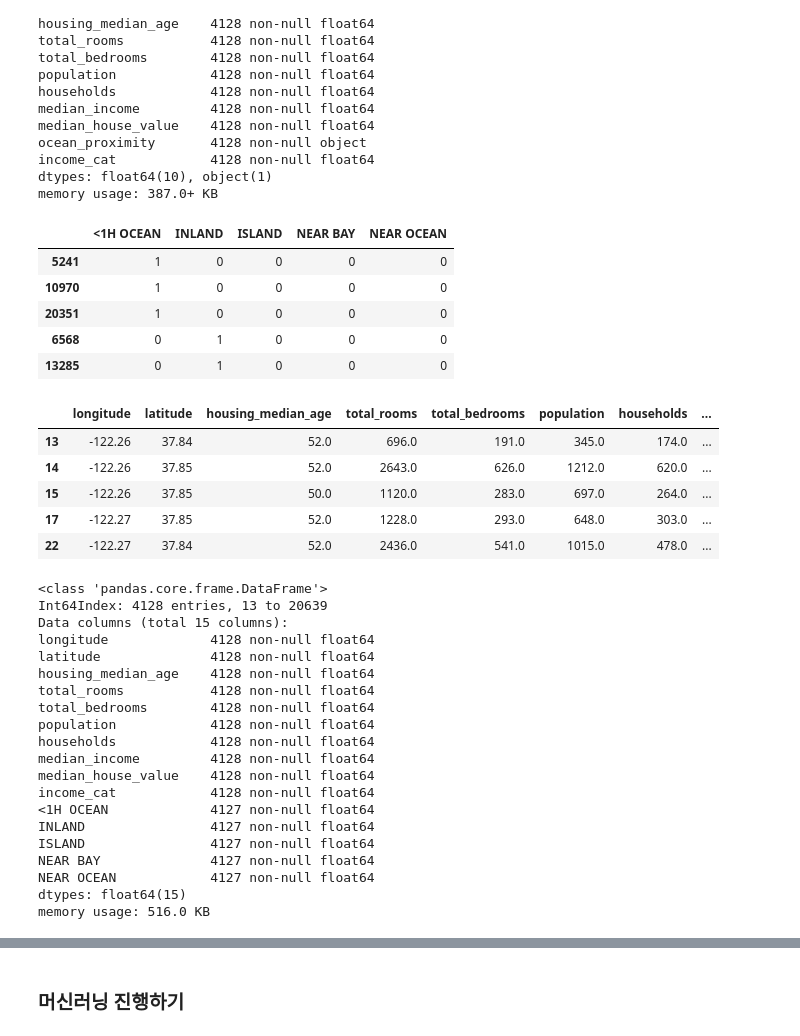
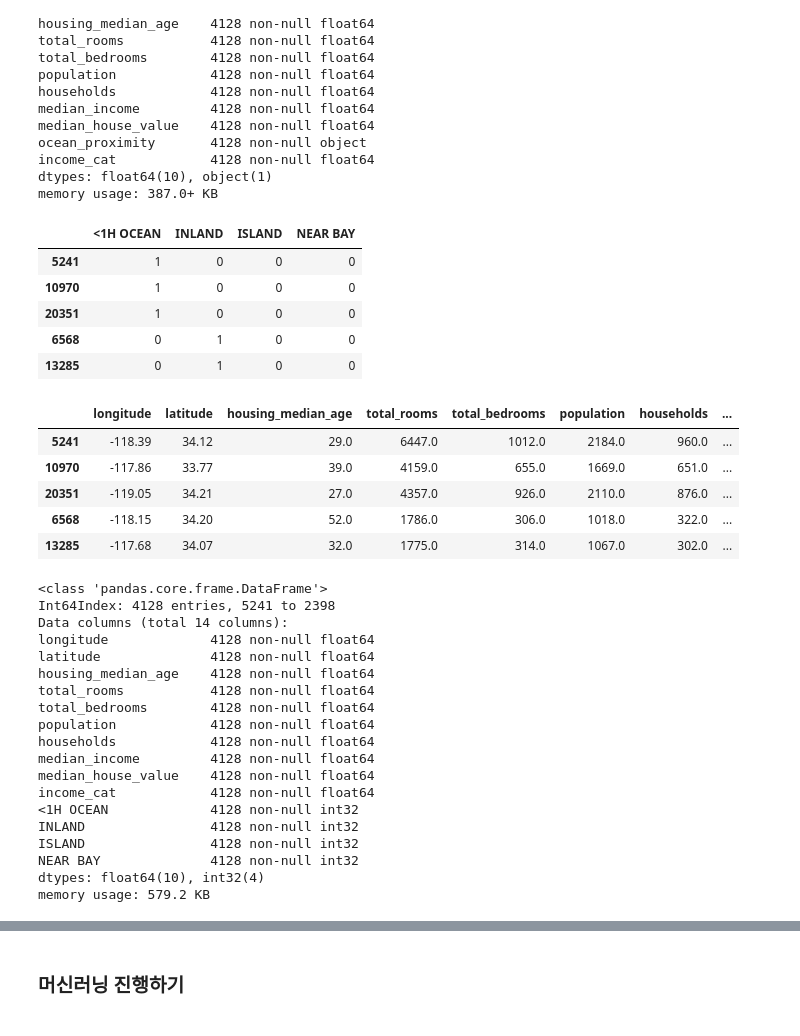
Before and after one commit to namsoojang/Play_with_Data_4th, a Jupyter notebook: Ch2_ML_Project/장남수/Ch2.E2E_ML_project(2.4~)_내맘대로.ipynb, the cells around one changed output, grey strips where cells are left out. Cells and saved outputs as stored; diff of their text form; code cells hidden in the pictures.

```diff
--- a/Ch2_ML_Project/장남수/Ch2.E2E_ML_project(2.4~)_내맘대로.ipynb
+++ b/Ch2_ML_Project/장남수/Ch2.E2E_ML_project(2.4~)_내맘대로.ipynb
@@ -187,32 +181,33 @@ income_cat            4128 non-null float64
 dtypes: float64(10), object(1)
 memory usage: 387.0+ KB
 # %%
-test_set_data_ocean = pd.get_dummies(test_set.ocean_proximity)[:-1]
+test_set_data_ocean = pd.get_dummies(test_set.ocean_proximity)
+test_set_data_ocean.drop('NEAR OCEAN', axis = 1, inplace=True)
 test_set_data_ocean.head()
 # %% [output]
-|  | <1H OCEAN | INLAND | ISLAND | NEAR BAY | NEAR OCEAN |
-| 5241 | 1 | 0 | 0 | 0 | 0 |
-| 10970 | 1 | 0 | 0 | 0 | 0 |
-| 20351 | 1 | 0 | 0 | 0 | 0 |
-| 6568 | 0 | 1 | 0 | 0 | 0 |
-| 13285 | 0 | 1 | 0 | 0 | 0 |
+|  | <1H OCEAN | INLAND | ISLAND | NEAR BAY |
+| 5241 | 1 | 0 | 0 | 0 |
+| 10970 | 1 | 0 | 0 | 0 |
+| 20351 | 1 | 0 | 0 | 0 |
+| 6568 | 0 | 1 | 0 | 0 |
+| 13285 | 0 | 1 | 0 | 0 |
 # %%
 test_set_data = test_set.drop('ocean_proximity',axis = 1)
 test_prepared = pd.merge(test_set_data, test_set_data_ocean.astype(int), how = 'outer', left_index = True, right_index = True)
 test_prepared.head()
 # %% [output]
 |  | longitude | latitude | housing_median_age | total_rooms | total_bedrooms | population | households | ... |
-| 13 | -122.26 | 37.84 | 52.0 | 696.0 | 191.0 | 345.0 | 174.0 | ... |
-| 14 | -122.26 | 37.85 | 52.0 | 2643.0 | 626.0 | 1212.0 | 620.0 | ... |
-| 15 | -122.26 | 37.85 | 50.0 | 1120.0 | 283.0 | 697.0 | 264.0 | ... |
-| 17 | -122.27 | 37.85 | 52.0 | 1228.0 | 293.0 | 648.0 | 303.0 | ... |
-| 22 | -122.27 | 37.84 | 52.0 | 2436.0 | 541.0 | 1015.0 | 478.0 | ... |
+| 5241 | -118.39 | 34.12 | 29.0 | 6447.0 | 1012.0 | 2184.0 | 960.0 | ... |
+| 10970 | -117.86 | 33.77 | 39.0 | 4159.0 | 655.0 | 1669.0 | 651.0 | ... |
+| 20351 | -119.05 | 34.21 | 27.0 | 4357.0 | 926.0 | 2110.0 | 876.0 | ... |
+| 6568 | -118.15 | 34.20 | 52.0 | 1786.0 | 306.0 | 1018.0 | 322.0 | ... |
+| 13285 | -117.68 | 34.07 | 32.0 | 1775.0 | 314.0 | 1067.0 | 302.0 | ... |
 # %%
 test_prepared.info()
 # %% [output]
 <class 'pandas.core.frame.DataFrame'>
-Int64Index: 4128 entries, 13 to 20639
-Data columns (total 15 columns):
+Int64Index: 4128 entries, 5241 to 2398
+Data columns (total 14 columns):
 longitude             4128 non-null float64
 latitude              4128 non-null float64
 housing_median_age    4128 non-null float64
@@ -223,11 +218,10 @@ households            4128 non-null float64
 median_income         4128 non-null float64
 median_house_value    4128 non-null float64
 income_cat            4128 non-null float64
-<1H OCEAN             4127 non-null float64
-INLAND                4127 non-null float64
-ISLAND                4127 non-null float64
-NEAR BAY              4127 non-null float64
-NEAR OCEAN            4127 non-null float64
-dtypes: float64(15)
-memory usage: 516.0 KB
+<1H OCEAN             4128 non-null int32
+INLAND                4128 non-null int32
+ISLAND                4128 non-null int32
+NEAR BAY              4128 non-null int32
+dtypes: float64(10), int32(4)
+memory usage: 579.2 KB
 # %%
```
Also changed, not shown: parts of 17 cells of this notebook.
